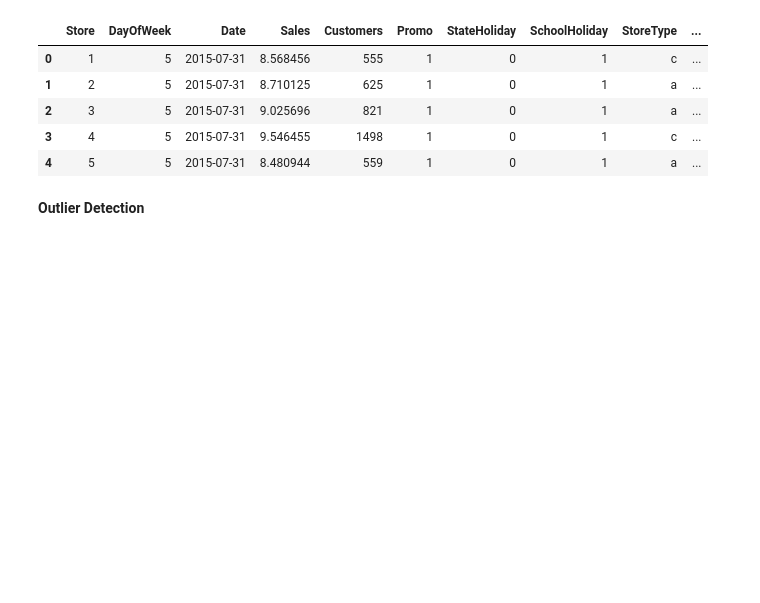
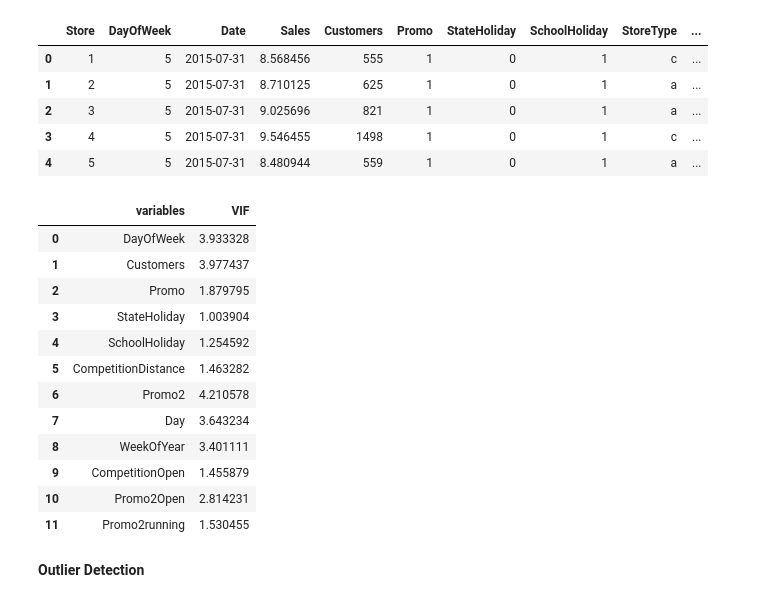
Before and after one commit to Faheemfemu/Retail_Sales_Prediction, a Jupyter notebook: Retail_Sales_Prediction.ipynb, the cells around one changed output. Cells and saved outputs as stored; diff of their text form; code cells hidden in the pictures; blank space fills up the shorter version.

```diff
--- a/Retail_Sales_Prediction.ipynb
+++ b/Retail_Sales_Prediction.ipynb
@@ -758,3 +736,19 @@ df1.head()
+# %%
+calc_vif(df1[[i for i in df1.describe().columns if i not in ['Store','Sales','Year','Month']]])
+# %% [output]
+|  | variables | VIF |
+| 0 | DayOfWeek | 3.933328 |
+| 1 | Customers | 3.977437 |
+| 2 | Promo | 1.879795 |
+| 3 | StateHoliday | 1.003904 |
+| 4 | SchoolHoliday | 1.254592 |
+| 5 | CompetitionDistance | 1.463282 |
+| 6 | Promo2 | 4.210578 |
+| 7 | Day | 3.643234 |
+| 8 | WeekOfYear | 3.401111 |
+| 9 | CompetitionOpen | 1.455879 |
+| 10 | Promo2Open | 2.814231 |
+| 11 | Promo2running | 1.530455 |
 # %% [markdown]
 **Outlier Detection**
 # %%
```
Also changed, not shown: parts of 46 cells of this notebook.
